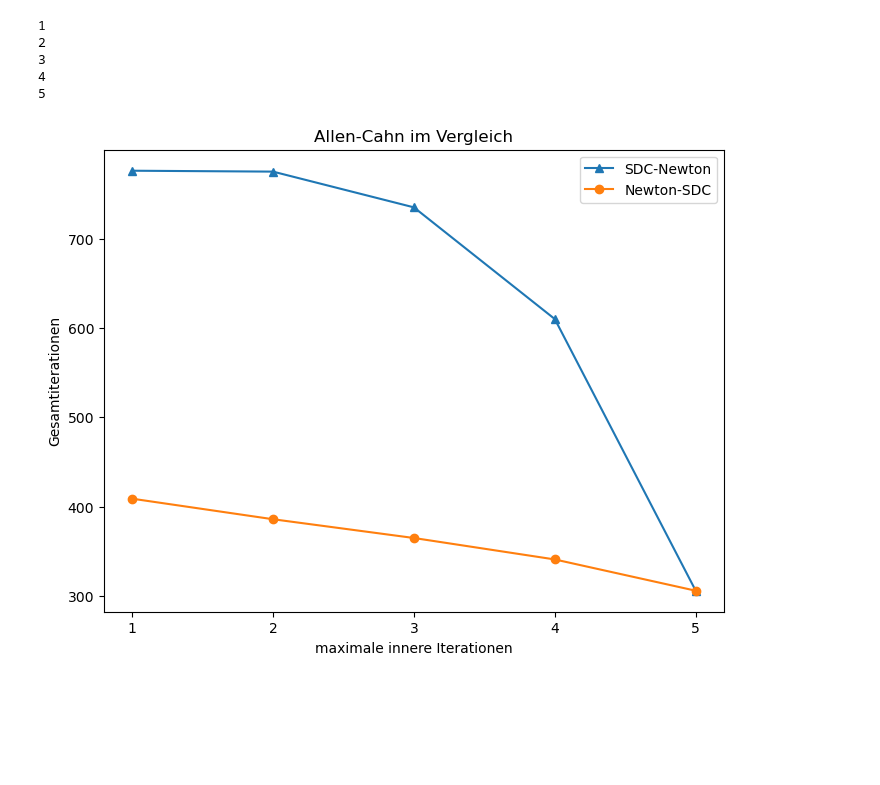
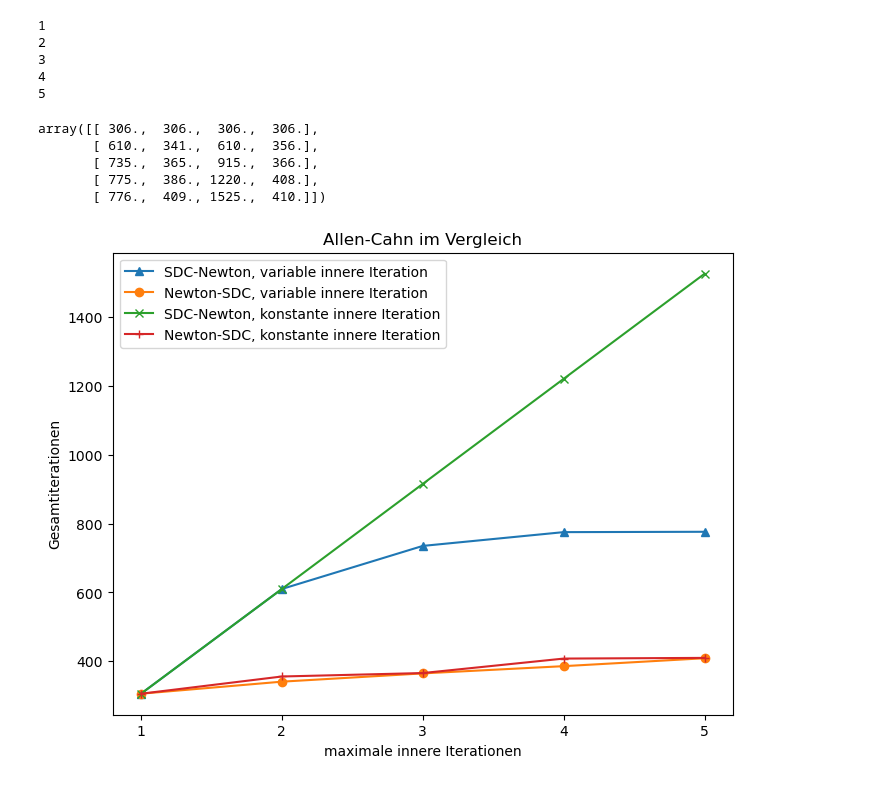
Before and after one commit to aventurierblue/sdc, a Jupyter notebook: allencahn-cupy.ipynb, the cells around one changed output. Cells and saved outputs as stored; diff of their text form; code cells hidden in the pictures; blank space fills up the shorter version.

```diff
--- a/allencahn-cupy.ipynb
+++ b/allencahn-cupy.ipynb
@@ -124,7 +124,7 @@ def nonlinear_sdc_cahn(dt = 0.0005, num_nodes = 4, nvars = (64, 64), nu = 2, eps
     return u_buffer, timepoints, prob, ksum, nsum, conv_buffer
 # %%
 %%time
-u1, t1, prob, ksum, nsum, conv_buffer = nonlinear_sdc_cahn(dt=0.0005, num_nodes = 10, nvars=(64, 64), n_max=1)
+u1, t1, prob, ksum, nsum, conv_buffer = nonlinear_sdc_cahn(dt=0.0005, num_nodes = 3, nvars=(64, 64), inner_abs_tol=1E-12, outer_abs_tol=1E-12, n_max=5)
 print((ksum, nsum))
 cp.linalg.norm(u1[-1]-cp.asarray(prob.u_exact(t1[-1]).flatten()), np.inf)
 # %% [output]
@@ -134,0 +135,10 @@ array(3.59601238e-13)
+# %%
+dts_allen = 5/cp.logspace(3, 5, num=5)
+print(dts_allen)
+norms_allen = cp.empty(len(dts_allen))
+
+for index, dt in enumerate(dts_allen):
+    print("loop index: " + str(dt))
+    u, t, prob, ksum, nsum, conv_buffer= nonlinear_sdc_cahn(dt = float(dt), num_nodes = 4, outer_abs_tol=1E-14, inner_abs_tol=1E-14)
+    u_exact_allen =cp.asarray(prob.u_exact(t[-1]))
+    norms_allen[index] = cp.max(cp.abs(u[-1] - u_exact_allen.flatten()))
@@ -135,8 +169,8 @@ array(3.59601238e-13)
 # %% [markdown]
 # Newton-SDC
 # %%
-def nonlinear_cahn(dt = 0.0005, num_nodes = 4, nvars = (64, 64), nu = 2, eps=0.04,
-                  outer_abs_tol = 1E-12, inner_abs_tol = 1E-14, rel_tol = 1E-12, k_max = 10_000, n_max = 10_000):
+def nonlinear_cahn(dt = 0.0005, num_nodes = 4, nvars = (64, 64), nu = 2, eps=0.04, const_inner_iteration = False,
+                  outer_abs_tol = 1E-14, inner_abs_tol = 1E-14, rel_tol = 1E-12, k_max = 10_000, n_max = 10_000):
     # instantiate problem
     prob = allencahn_fullyimplicit(nvars=nvars, nu = nu, eps = eps)
 
@@ -247,7 +281,7 @@ def nonlinear_cahn(dt = 0.0005, num_nodes = 4, nvars = (64, 64), nu = 2, eps=0.0
 
                 k += 1
                 ksum += 1
-                if resnorm < inner_abs_tol: #and rel_err < rel_tol * cp.linalg.norm(vk, cp.inf):
+                if resnorm < inner_abs_tol and not const_inner_iteration: #and rel_err < rel_tol * cp.linalg.norm(vk, cp.inf):
                     break
 
             # Update
@@ -271,29 +338,41 @@ array(1.18166033e-11)
 # %%
-data = cp.empty((5, 2))
+data = cp.empty((5, 4))
 dt = 5E-4
 for maxIter in range(1, len(data)+1):
     print(maxIter)
     nsum_snf = nonlinear_sdc_cahn(dt=dt, num_nodes =3, outer_abs_tol=1E-14, inner_abs_tol=1E-14, n_max=maxIter, nvars=(64, 64))[4]
     sdcsum_nsf = nonlinear_cahn(dt=dt, num_nodes=3, outer_abs_tol = 1E-14, inner_abs_tol=1E-14, k_max=maxIter, nvars=(64, 64))[3]
+    nsum_snf_const = nonlinear_sdc_cahn(dt=dt, num_nodes =3, outer_abs_tol=1E-14, inner_abs_tol=1E-14, n_max=maxIter, nvars=(64, 64), const_inner_iteration=True)[4]
+    sdcsum_nsf_const = nonlinear_cahn(dt=dt, num_nodes=3, outer_abs_tol = 1E-14, inner_abs_tol=1E-14, k_max=maxIter, nvars=(64, 64), const_inner_iteration=True)[3]
 
-    data[maxIter-1] = cp.r_[nsum_snf, sdcsum_nsf]
+    data[maxIter-1] = cp.r_[nsum_snf, sdcsum_nsf, nsum_snf_const, sdcsum_nsf_const]
 # %% [output]
 1
 2
 3
 4
 5
+# %%
+data
+# %% [output]
+array([[ 306.,  306.,  306.,  306.],
+       [ 610.,  341.,  610.,  356.],
+       [ 735.,  365.,  915.,  366.],
+       [ 775.,  386., 1220.,  408.],
+       [ 776.,  409., 1525.,  410.]])
 # %%
 plt.figure(figsize=(8, 6))
 plt.title("Allen-Cahn im Vergleich")
 axis = np.arange(1, 6)
-plt.plot(axis, data[::-1, 0].get(), label="SDC-Newton", marker="^")
-plt.plot(axis, data[::-1, 1].get(), label="Newton-SDC", marker="o")
+plt.plot(axis, data[::, 0].get(), label="SDC-Newton, variable innere Iteration", marker="^")
+plt.plot(axis, data[::, 1].get(), label="Newton-SDC, variable innere Iteration", marker="o")
+plt.plot(axis, data[::, 2].get(), label="SDC-Newton, konstante innere Iteration", marker="x")
+plt.plot(axis, data[::, 3].get(), label="Newton-SDC, konstante innere Iteration", marker="+")
 plt.xticks(axis, labels =["{}".format(dt) for dt in axis])
 plt.xlabel("maximale innere Iterationen")
 plt.ylabel("Gesamtiterationen")
 plt.legend()
 plt.savefig("allencahnvergleich.png")
 plt.show()
 # %% [output]
-[figure, old version]
+[figure, new version]
```
Also changed, not shown: parts of 9 cells of this notebook, 11 other files.
